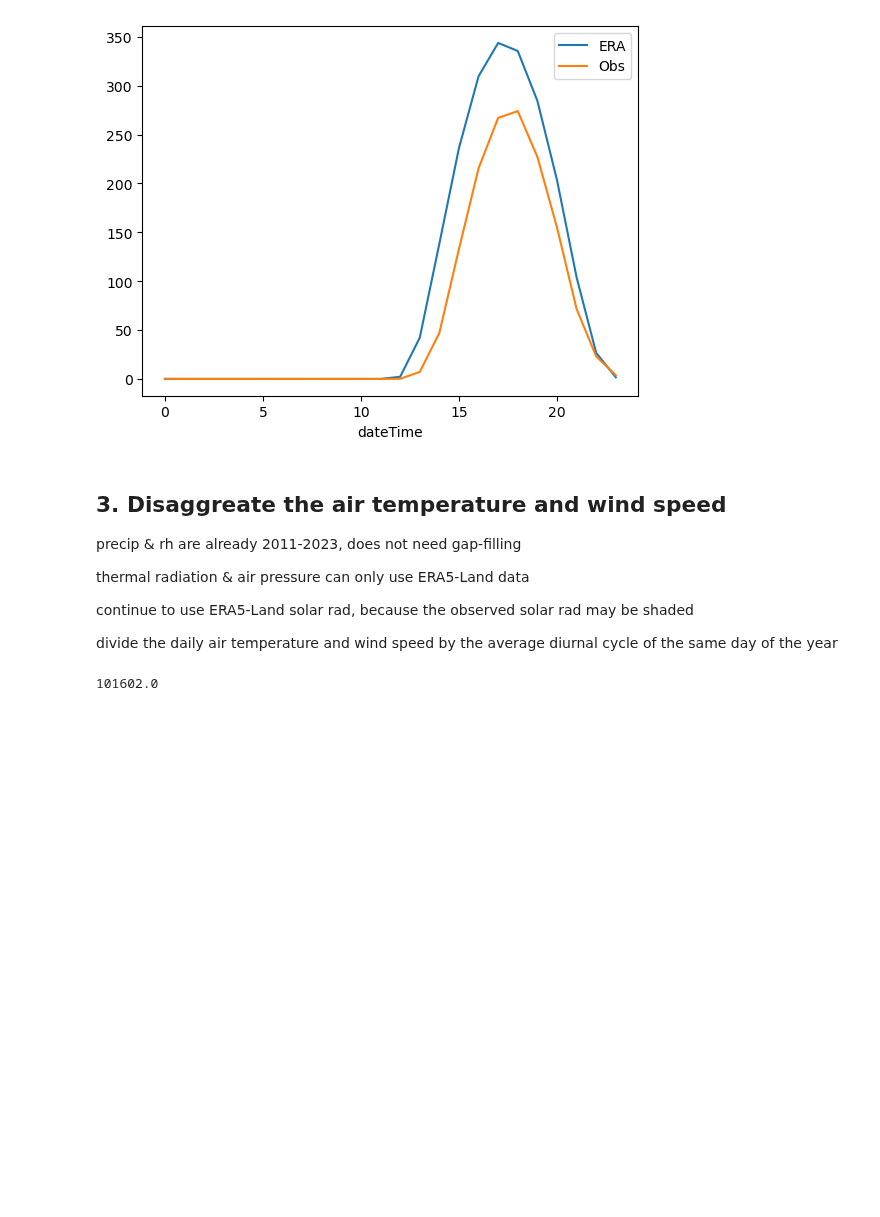
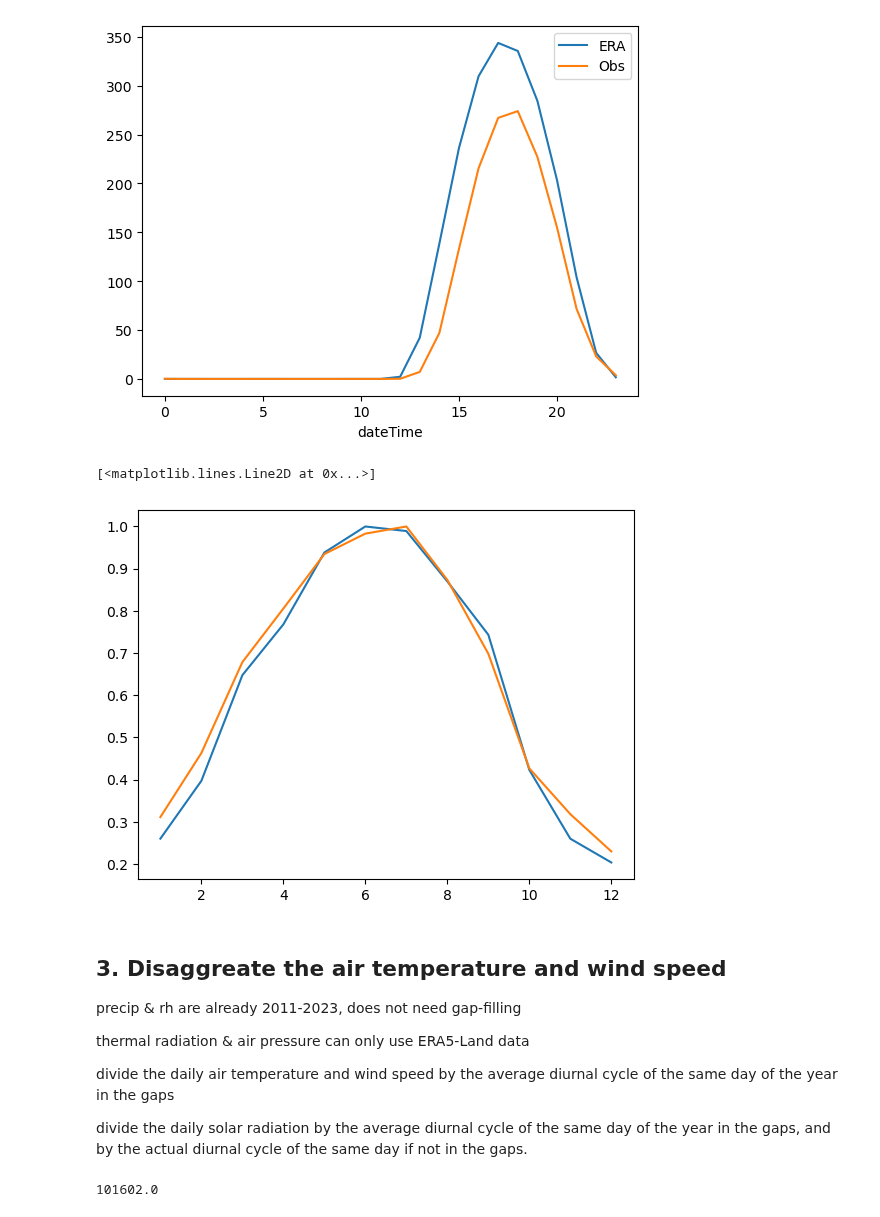
Before and after one commit to ypwong22/erw_scripts, a Jupyter notebook: create_metCSV.ipynb, the cells around one changed output. Drawn from its saved outputs; the diff is of its cells as text; code cells hidden in the pictures; blank space fills up the shorter version.

```diff
--- a/create_metCSV.ipynb
+++ b/create_metCSV.ipynb
@@ -149,6 +160,18 @@ tair_shifted = shift_data(tair, tshift)
 rh_shifted = shift_data(rh, tshift)
 wind_shifted = shift_data(wind, tshift).dropna()
 precip_shifted = shift_data(precip, tshift)
+# %%
+# Check the seasonal cycle between ERA5 and observed solar radiation
+obs_sea = (solrad_shifted.groupby(solrad_shifted.index.month).mean() / solrad_shifted.groupby(solrad_shifted.index.month).mean().max())
+
+era_sea = (solrad_era.groupby(solrad_era.index.month).mean() / solrad_era.groupby(solrad_era.index.month).mean().max())
+
+plt.plot(obs_sea, label = 'Obs')
+plt.plot(era_sea, label = 'ERA5')
+#plt.plot(obs_sea / era_sea.values)
+# %% [output]
+[<matplotlib.lines.Line2D at 0x...>]
+[figure, added]
 # %% [markdown]
 ## 3. Disaggreate the air temperature and wind speed
 
@@ -156,10 +179,11 @@ precip & rh are already 2011-2023, does not need gap-filling
 
 thermal radiation & air pressure can only use ERA5-Land data
 
-continue to use ERA5-Land solar rad, because the observed solar
-   rad may be shaded
+divide the daily air temperature and wind speed by the average
+   diurnal cycle of the same day of the year in the gaps
 
-divide the daily air temperature and wind speed by the average
-   diurnal cycle of the same day of the year
+divide the daily solar radiation by the average
+   diurnal cycle of the same day of the year in the gaps, and
+   by the actual diurnal cycle of the same day if not in the gaps.
 # %%
 # Prepare the metdata array
```
Also changed, not shown: parts of 12 cells of this notebook, 19 other files.
